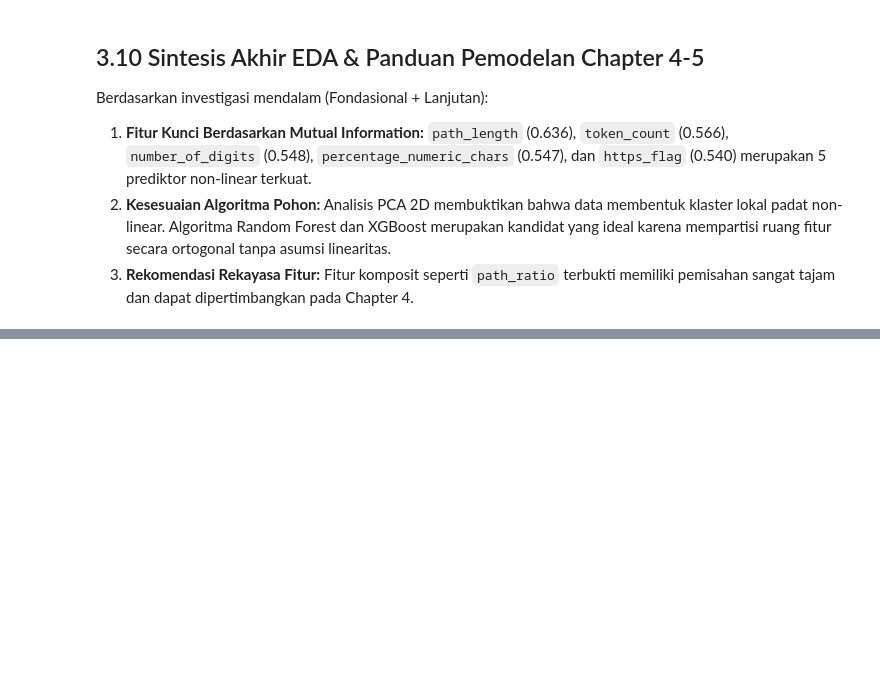
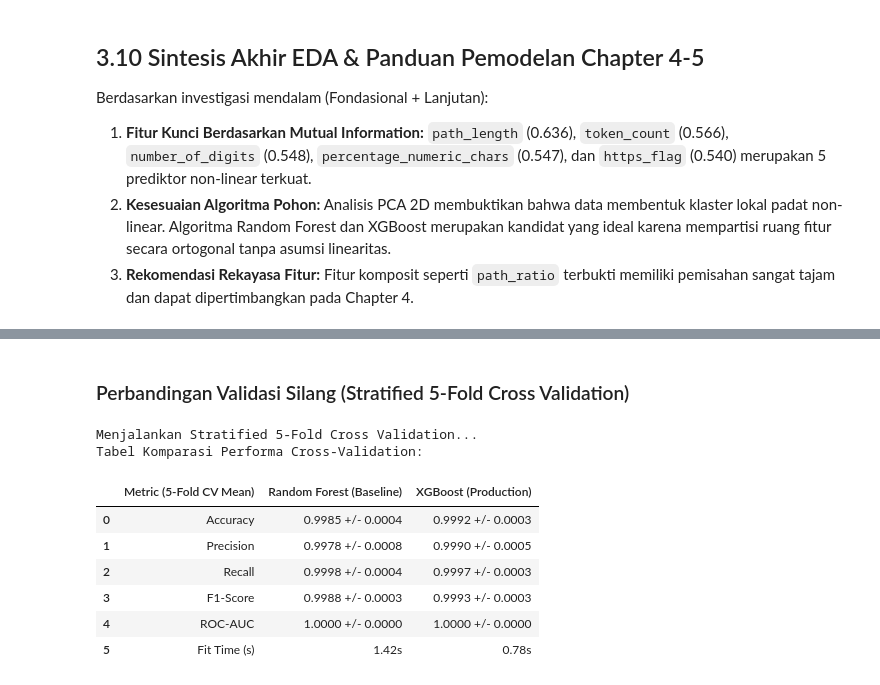
Before and after one commit to fathirrizkifadillah/PhisGuard_Model_Training, a Jupyter notebook: url.ipynb, the cells around one changed output, grey strips where cells are left out. Cells and saved outputs as stored; diff of their text form; code cells hidden in the pictures; blank space fills up the shorter version.

```diff
--- a/url.ipynb
+++ b/url.ipynb
@@ -1023,0 +1145,51 @@ Berdasarkan investigasi mendalam (Fondasional + Lanjutan):
+# %% [markdown]
+### Perbandingan Validasi Silang (Stratified 5-Fold Cross Validation)
+# %%
+# Evaluasi menggunakan Stratified 5-Fold CV pada subset training (sample 25k untuk efisiensi k-fold)
+sample_cv_idx = X_train.sample(25000, random_state=42).index
+X_cv = X_train.loc[sample_cv_idx]
+y_cv = y_train.loc[sample_cv_idx]
+
+cv = StratifiedKFold(n_splits=5, shuffle=True, random_state=42)
+scoring = {'accuracy': 'accuracy', 'precision': 'precision', 'recall': 'recall', 'f1': 'f1', 'roc_auc': 'roc_auc'}
+
+# Gunakan single-thread estimator selama cross-validation untuk mencegah thread deadlock pada Windows
+rf_cv = RandomForestClassifier(n_estimators=100, max_depth=12, min_samples_split=5, random_state=42, n_jobs=1)
+xgb_cv = XGBClassifier(n_estimators=150, max_depth=6, learning_rate=0.08, colsample_bytree=0.8, subsample=0.8, tree_method='hist', random_state=42, n_jobs=1, eval_metric='logloss')
+
+print("Menjalankan Stratified 5-Fold Cross Validation...")
+cv_rf = cross_validate(rf_cv, X_cv, y_cv, cv=cv, scoring=scoring, n_jobs=2)
+cv_xgb = cross_validate(xgb_cv, X_cv, y_cv, cv=cv, scoring=scoring, n_jobs=2)
+
+cv_comparison = pd.DataFrame({
+    'Metric (5-Fold CV Mean)': ['Accuracy', 'Precision', 'Recall', 'F1-Score', 'ROC-AUC', 'Fit Time (s)'],
+    'Random Forest (Baseline)': [
+        f"{cv_rf['test_accuracy'].mean():.4f} +/- {cv_rf['test_accuracy'].std():.4f}",
+        f"{cv_rf['test_precision'].mean():.4f} +/- {cv_rf['test_precision'].std():.4f}",
+        f"{cv_rf['test_recall'].mean():.4f} +/- {cv_rf['test_recall'].std():.4f}",
+        f"{cv_rf['test_f1'].mean():.4f} +/- {cv_rf['test_f1'].std():.4f}",
+        f"{cv_rf['test_roc_auc'].mean():.4f} +/- {cv_rf['test_roc_auc'].std():.4f}",
+        f"{cv_rf['fit_time'].mean():.2f}s"
+    ],
+    'XGBoost (Production)': [
+        f"{cv_xgb['test_accuracy'].mean():.4f} +/- {cv_xgb['test_accuracy'].std():.4f}",
+        f"{cv_xgb['test_precision'].mean():.4f} +/- {cv_xgb['test_precision'].std():.4f}",
+        f"{cv_xgb['test_recall'].mean():.4f} +/- {cv_xgb['test_recall'].std():.4f}",
+        f"{cv_xgb['test_f1'].mean():.4f} +/- {cv_xgb['test_f1'].std():.4f}",
+        f"{cv_xgb['test_roc_auc'].mean():.4f} +/- {cv_xgb['test_roc_auc'].std():.4f}",
+        f"{cv_xgb['fit_time'].mean():.2f}s"
+    ]
+})
+
+print("Tabel Komparasi Performa Cross-Validation:")
+display(cv_comparison)
+# %% [output]
+Menjalankan Stratified 5-Fold Cross Validation...
+Tabel Komparasi Performa Cross-Validation:
+|  | Metric (5-Fold CV Mean) | Random Forest (Baseline) | XGBoost (Production) |
+| 0 | Accuracy | 0.9985 +/- 0.0004 | 0.9992 +/- 0.0003 |
+| 1 | Precision | 0.9978 +/- 0.0008 | 0.9990 +/- 0.0005 |
+| 2 | Recall | 0.9998 +/- 0.0004 | 0.9997 +/- 0.0003 |
+| 3 | F1-Score | 0.9988 +/- 0.0003 | 0.9993 +/- 0.0003 |
+| 4 | ROC-AUC | 1.0000 +/- 0.0000 | 1.0000 +/- 0.0000 |
+| 5 | Fit Time (s) | 1.42s | 0.78s |
```
Also changed, not shown: parts of 11 cells of this notebook, 19 other files.
